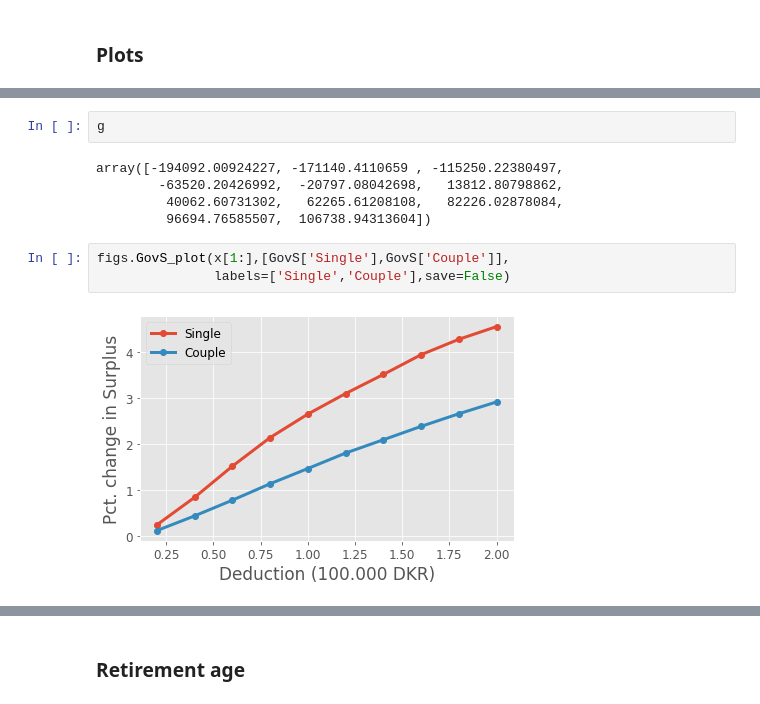
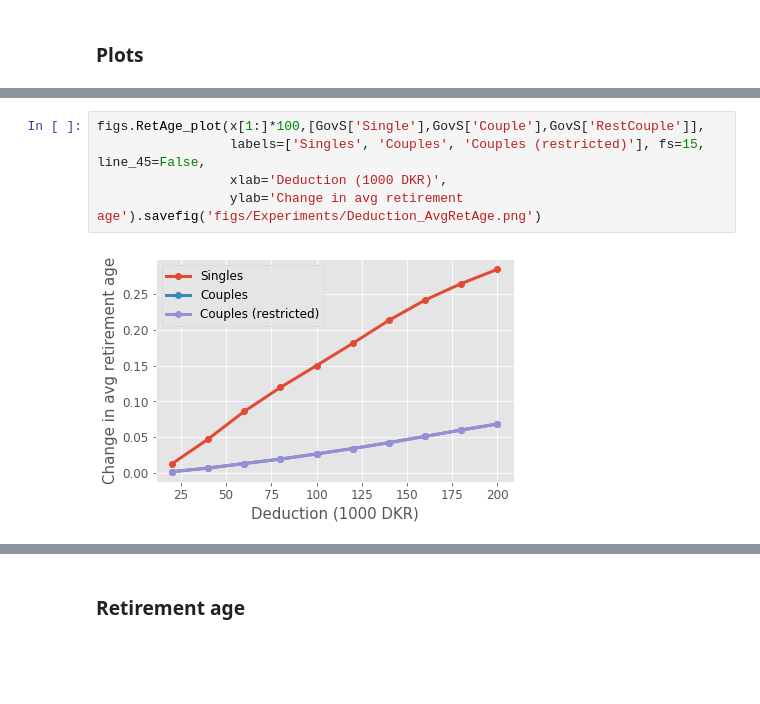
Before and after one commit to mathiassunesen/Speciale_retirement, a Jupyter notebook: Main/Experiments.ipynb, the cells around one changed output, grey strips where cells are left out. Cells and saved outputs as stored; diff of their text form; blank space fills up the shorter version.

```diff
--- a/Main/Experiments.ipynb
+++ b/Main/Experiments.ipynb
@@ -87,12 +70,7 @@ plt.plot(g[1:]-g[0])
-# %%
-g
-# %% [output]
-array([-194092.00924227, -171140.4110659 , -115250.22380497,
-        -63520.20426992,  -20797.08042698,   13812.80798862,
-         40062.60731302,   62265.61208108,   82226.02878084,
-         96694.76585507,  106738.94313604])
-# %%
-figs.GovS_plot(x[1:],[GovS['Single'],GovS['Couple']],
-               labels=['Single','Couple'],save=False)
-# %% [output]
-[figure, removed]
+# %%
+figs.RetAge_plot(x[1:]*100,[GovS['Single'],GovS['Couple'],GovS['RestCouple']],
+                 labels=['Singles', 'Couples', 'Couples (restricted)'], fs=15, line_45=False,
+                 xlab='Deduction (1000 DKR)',
+                 ylab='Change in avg retirement age').savefig('figs/Experiments/Deduction_AvgRetAge.png')
+# %% [output]
+[figure, added]
```
Also changed, not shown: parts of 143 cells of this notebook, 45 other files.
